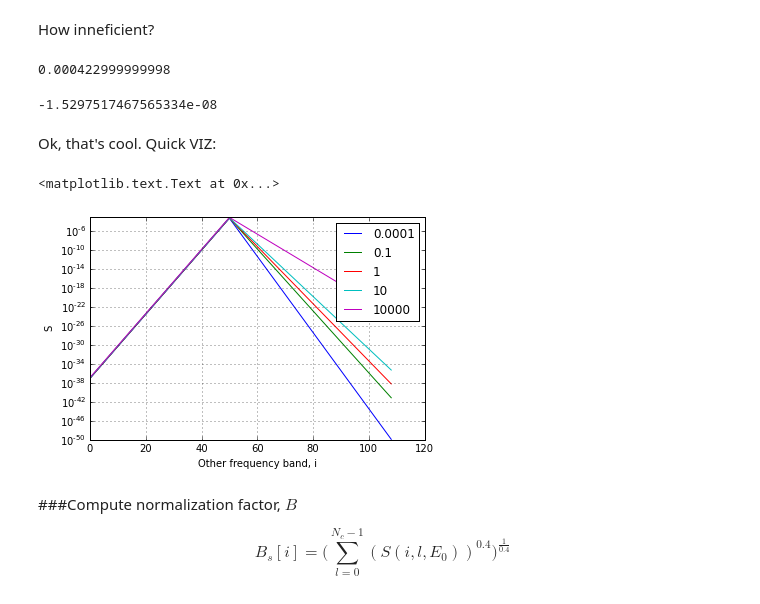
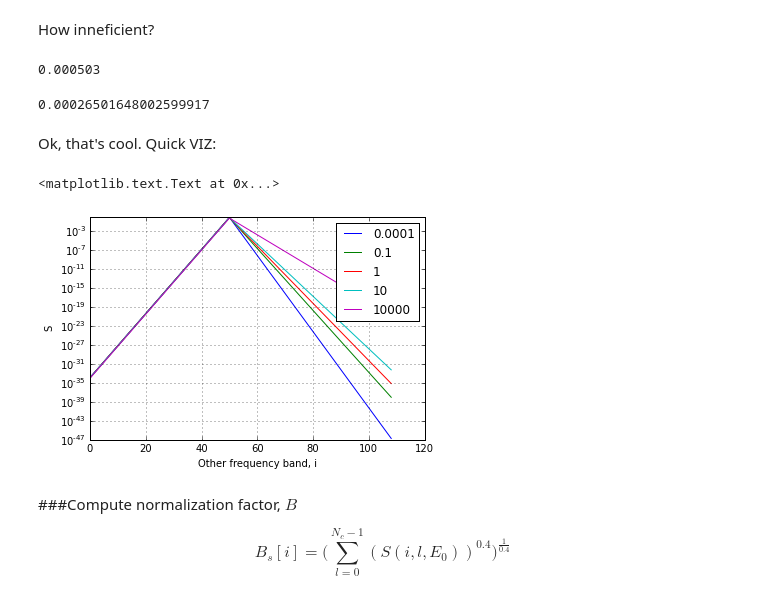
Before and after one commit to stephencwelch/Perceptual-Coding-In-Python, a Jupyter notebook: Explore PEAQ.ipynb, the cells around one changed output. Cells and saved outputs as stored; diff of their text form; code cells hidden in the pictures.

```diff
--- a/Explore PEAQ.ipynb
+++ b/Explore PEAQ.ipynb
@@ -601,8 +621,8 @@ i = 50
 S_db = np.zeros(Nc)
 
 for l in range(Nc):
-    E = 1
-    S_db[l] = Sdb(i, l, E)
+    EE = 1
+    S_db[l] = Sdb(i, l, EE)
 # %% [markdown]
 ###Gosh this is confusing.
 
@@ -794,7 +814,7 @@ $$
 def computeA(l, E):
     sTemp = np.zeros(Nc)
     for i in range(Nc):
-        sTemp[i] = Sdb(i, l, E)
+        sTemp[i] = 10**(Sdb(i, l , E)/10)
 
     A = sum(sTemp)
     return A
@@ -810,14 +830,14 @@ A = computeA(50, 1)
 timeElapsed = time.clock()-startTime
 print timeElapsed
 # %% [output]
-0.000422999999998
+0.000503
 # %%
 def S(i, l, E):
     return (1./computeA(l, E))*10**(Sdb(i, l , E)/10)
 # %%
 S(10, 15, 1)
 # %% [output]
--1.5297517467565334e-08
+0.00026501648002599917
 # %% [markdown]
 Ok, that's cool. Quick VIZ:
 # %%
@@ -830,14 +850,14 @@ for i in range(Nc):
     for j in range(5):
         SValues[i,j] = S(i, l, EtoTry[j])
 # %%
-semilogy(-10*SValues)
+semilogy(SValues)
 grid(1)
 legend([0.0001, 0.1, 1, 10, 10000])
 xlabel('Other frequency band, i')
 ylabel('S')
 # %% [output]
 <matplotlib.text.Text at 0x...>
-[figure, old version]
+[figure, new version]
 # %% [markdown]
 ###Compute normalization factor, $B$
 
```
Also changed, not shown: parts of 17 cells of this notebook.
